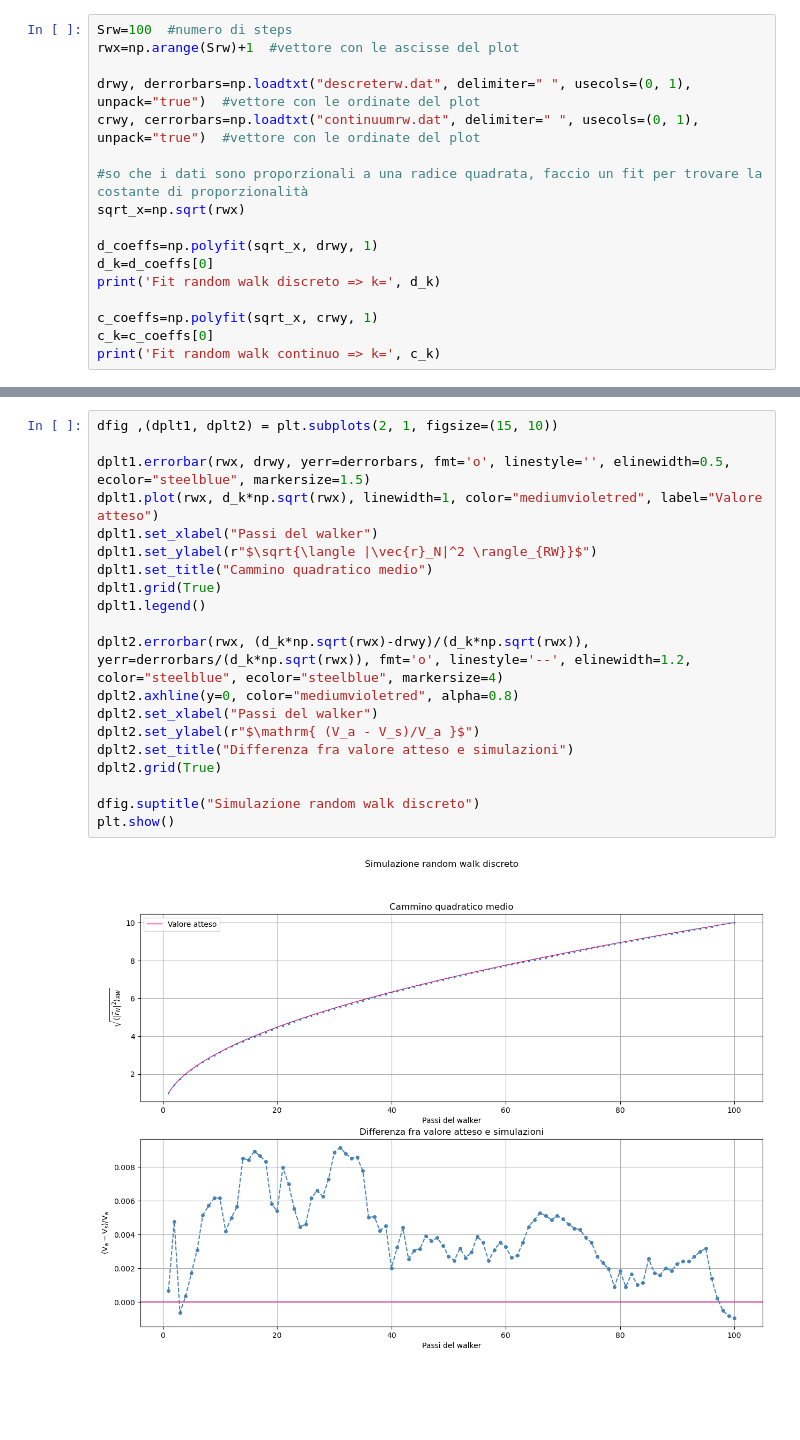
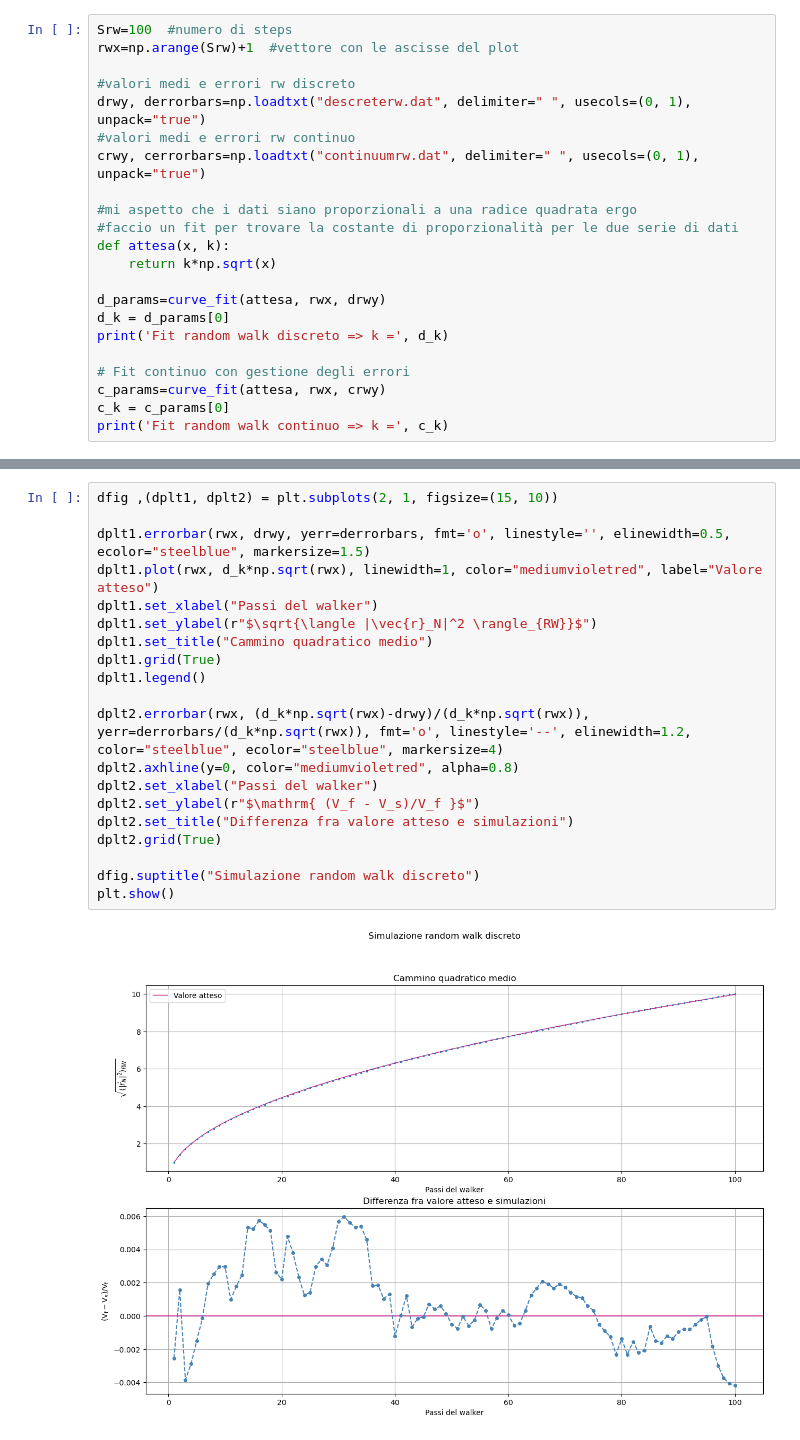
Before and after one commit to angela-bonato/LaboratorioSimulazioneNumerica, a Jupyter notebook: Es02/Esercitazione2.ipynb, the cells around one changed output, grey strips where cells are left out. Drawn from its saved outputs; the diff is of its cells as text; blank space fills up the shorter version.

```diff
--- a/Es02/Esercitazione2.ipynb
+++ b/Es02/Esercitazione2.ipynb
@@ -88,17 +107,22 @@ plt.show()
 Srw=100  #numero di steps
 rwx=np.arange(Srw)+1  #vettore con le ascisse del plot
 
-drwy, derrorbars=np.loadtxt("descreterw.dat", delimiter=" ", usecols=(0, 1),  unpack="true")  #vettore con le ordinate del plot
-crwy, cerrorbars=np.loadtxt("continuumrw.dat", delimiter=" ", usecols=(0, 1),  unpack="true")  #vettore con le ordinate del plot
+#valori medi e errori rw discreto
+drwy, derrorbars=np.loadtxt("descreterw.dat", delimiter=" ", usecols=(0, 1),  unpack="true")
+#valori medi e errori rw continuo
+crwy, cerrorbars=np.loadtxt("continuumrw.dat", delimiter=" ", usecols=(0, 1),  unpack="true")
 
-#so che i dati sono proporzionali a una radice quadrata, faccio un fit per trovare la costante di proporzionalità
-sqrt_x=np.sqrt(rwx)
+#mi aspetto che i dati siano proporzionali a una radice quadrata ergo
+#faccio un fit per trovare la costante di proporzionalità per le due serie di dati
+def attesa(x, k):
+    return k*np.sqrt(x)
 
-d_coeffs=np.polyfit(sqrt_x, drwy, 1)
-d_k=d_coeffs[0]
-print('Fit random walk discreto => k=', d_k)
+d_params=curve_fit(attesa, rwx, drwy)
+d_k = d_params[0]
+print('Fit random walk discreto => k =', d_k)
 
-c_coeffs=np.polyfit(sqrt_x, crwy, 1)
-c_k=c_coeffs[0]
-print('Fit random walk continuo => k=', c_k)
+# Fit continuo con gestione degli errori
+c_params=curve_fit(attesa, rwx, crwy)
+c_k = c_params[0]
+print('Fit random walk continuo => k =', c_k)
 # %% [output]
@@ -107,22 +135,22 @@ Fit random walk continuo => k= 0.9999333289316347
 # %%
 dfig ,(dplt1, dplt2) = plt.subplots(2, 1, figsize=(15, 10))
 
 dplt1.errorbar(rwx, drwy, yerr=derrorbars, fmt='o', linestyle='', elinewidth=0.5, ecolor="steelblue", markersize=1.5)
 dplt1.plot(rwx, d_k*np.sqrt(rwx), linewidth=1, color="mediumvioletred", label="Valore atteso")
 dplt1.set_xlabel("Passi del walker")
 dplt1.set_ylabel(r"$\sqrt{\langle |\vec{r}_N|^2 \rangle_{RW}}$")
 dplt1.set_title("Cammino quadratico medio")
 dplt1.grid(True)
 dplt1.legend()
 
 dplt2.errorbar(rwx, (d_k*np.sqrt(rwx)-drwy)/(d_k*np.sqrt(rwx)), yerr=derrorbars/(d_k*np.sqrt(rwx)), fmt='o', linestyle='--', elinewidth=1.2, color="steelblue", ecolor="steelblue", markersize=4)
 dplt2.axhline(y=0, color="mediumvioletred", alpha=0.8)
 dplt2.set_xlabel("Passi del walker")
-dplt2.set_ylabel(r"$\mathrm{ (V_a - V_s)/V_a }$")
+dplt2.set_ylabel(r"$\mathrm{ (V_f - V_s)/V_f }$")
 dplt2.set_title("Differenza fra valore atteso e simulazioni")
 dplt2.grid(True)
 
 dfig.suptitle("Simulazione random walk discreto")
 plt.show()
 # %% [output]
-[figure, old version]
+[figure, new version]
```
Also changed, not shown: parts of 17 cells of this notebook.
